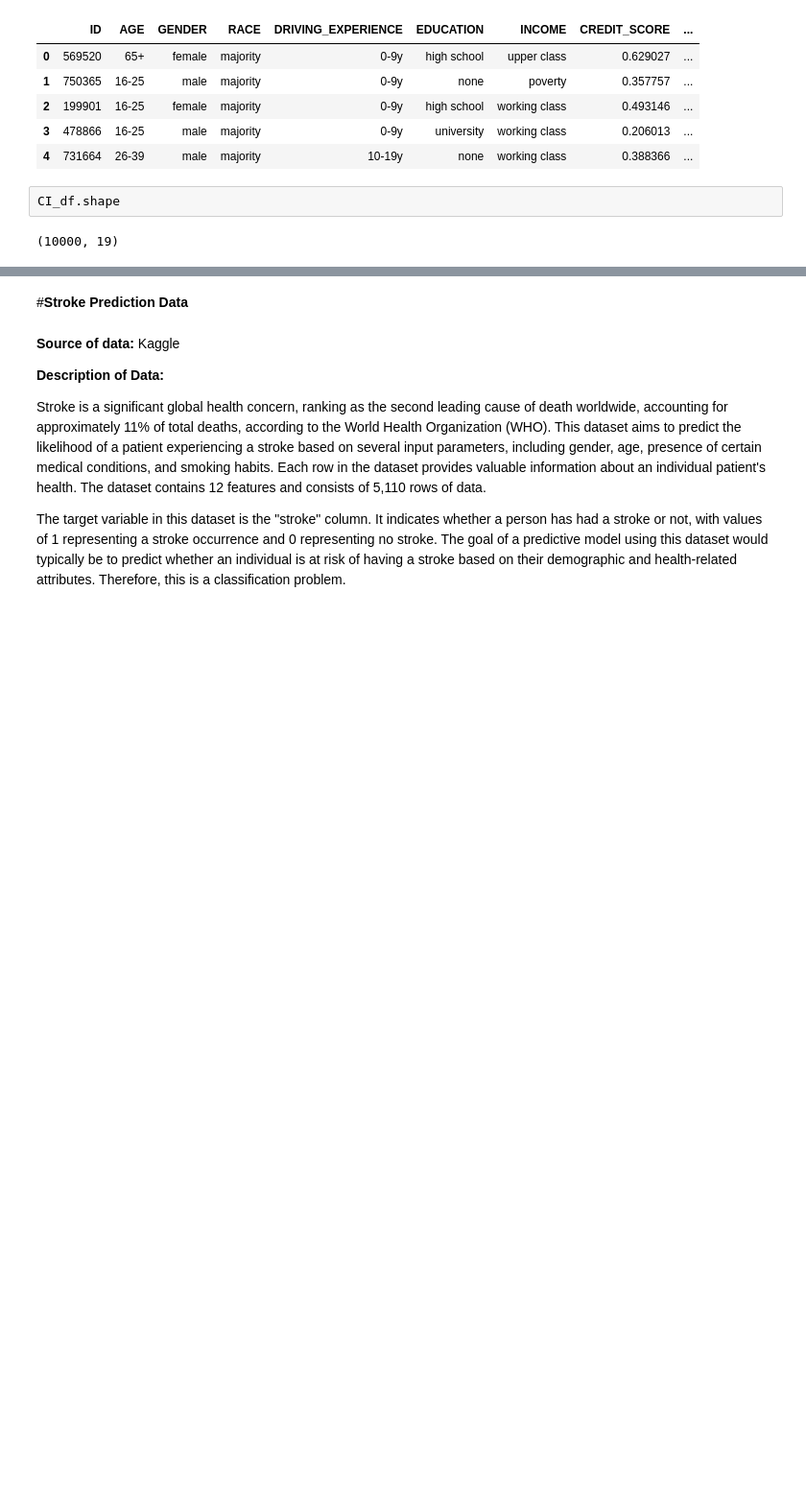
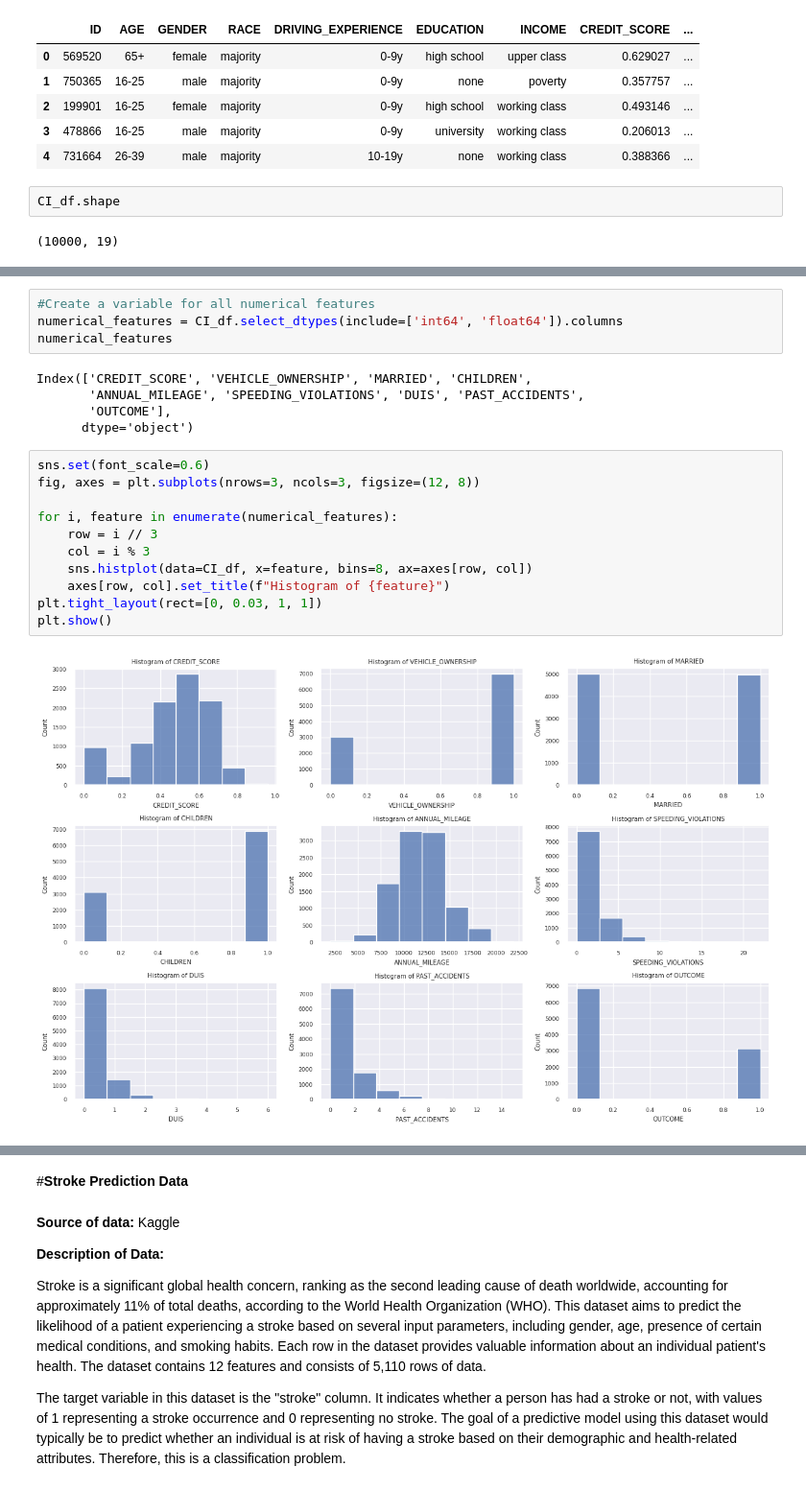
Before and after one commit to LeratoMatlala1/Car-Insurance-Claims-Classification, a Jupyter notebook: Project_2.ipynb, the cells around one changed output, grey strips where cells are left out. Shown at 96% size. Saved outputs shown, nothing was run; the diff lists cells and outputs as text; blank space fills up the shorter version.

```diff
--- a/Project_2.ipynb
+++ b/Project_2.ipynb
@@ -38,0 +271,22 @@ CI_df.shape
+# %%
+#Create a variable for all numerical features
+numerical_features = CI_df.select_dtypes(include=['int64', 'float64']).columns
+numerical_features
+# %% [output]
+Index(['CREDIT_SCORE', 'VEHICLE_OWNERSHIP', 'MARRIED', 'CHILDREN',
+       'ANNUAL_MILEAGE', 'SPEEDING_VIOLATIONS', 'DUIS', 'PAST_ACCIDENTS',
+       'OUTCOME'],
+      dtype='object')
+# %%
+sns.set(font_scale=0.6)
+fig, axes = plt.subplots(nrows=3, ncols=3, figsize=(12, 8))
+
+for i, feature in enumerate(numerical_features):
+    row = i // 3
+    col = i % 3
+    sns.histplot(data=CI_df, x=feature, bins=8, ax=axes[row, col])
+    axes[row, col].set_title(f"Histogram of {feature}")
+plt.tight_layout(rect=[0, 0.03, 1, 1])
+plt.show()
+# %% [output]
+[figure, added]
```
Also changed, not shown: parts of 33 cells of this notebook.
